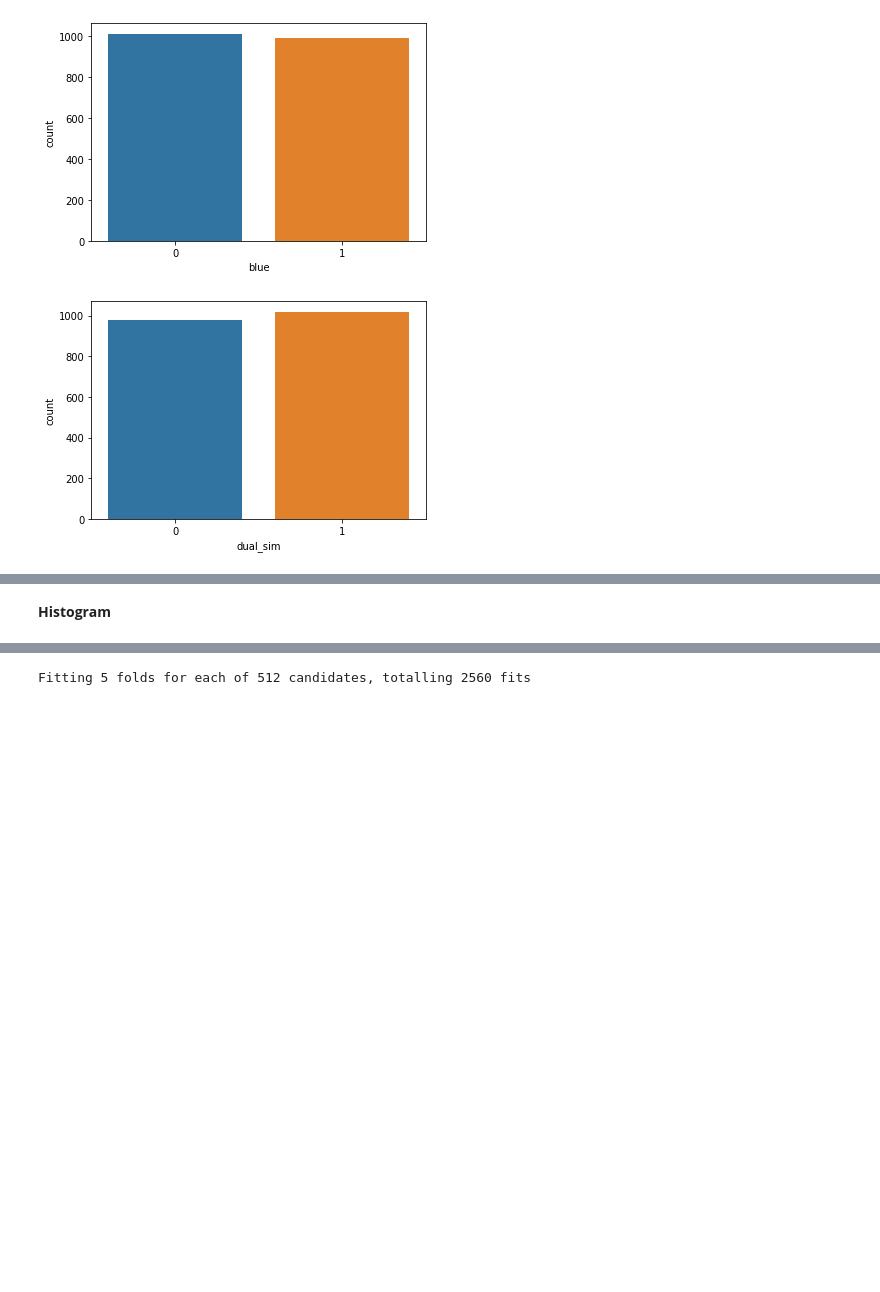
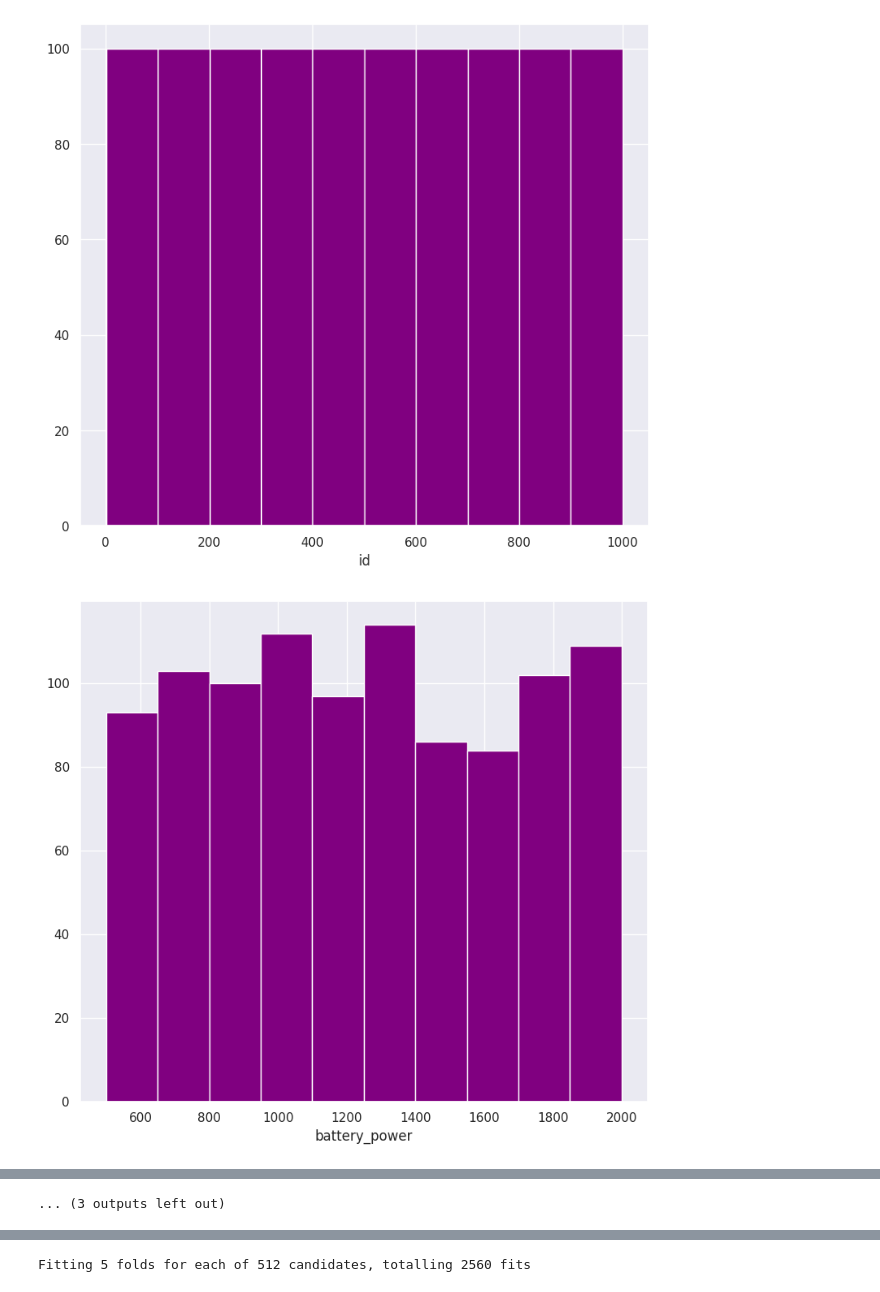
Before and after one commit to Leo612loss312/mobile-price-classifier-1.0, a Jupyter notebook: Mobile_price_classification.ipynb, the cells around one changed output, grey strips where cells are left out. Cells and saved outputs as stored; diff of their text form; code cells hidden in the pictures; blank space fills up the shorter version.

```diff
--- a/Mobile_price_classification.ipynb
+++ b/Mobile_price_classification.ipynb
@@ -43,6 +40,6 @@ import warnings
 warnings.filterwarnings('ignore')
 # %%
 #import dataset
-df=pd.read_csv('/kaggle/input/mobile-price-classification/train.csv')
+df=pd.read_csv('/content/Mobile price classification.csv')
 df.head()
 # %% [output]
@@ -203,3 +191,3 @@ Index(['battery_power', 'blue', 'clock_speed', 'dual_sim', 'fc', 'four_g',
       dtype='object')
 # %%
-categorical_col = ['blue','dual_sim','four_g','three_g','touch_screen','price_range']
+categorical_col = ['blue','dual_sim','four_g','three_g','touch_screen','ram']
@@ -208,8 +196,9 @@ categorical_col = ['blue','dual_sim','four_g','three_g','touch_screen','price_ra
 # %%
-for i in categorical_col:
-  sns.countplot(df[i])
-  plt.xlabel(i)
-  plt.show()
+for i in df.drop(df[categorical_col],axis=1):
+        fig = plt.figure(figsize=(9,8))
+        plt.hist(df[i],color='purple',bins=10)
+        plt.xlabel(i)
+        plt.show()
 # %% [output]
-[figure, old version]
+[figure, new version]
-[figure, old version]
+[figure, new version]
@@ -220,2 +215 @@ for i in categorical_col:
+... (3 outputs left out)
-# %% [markdown]
-**Histogram**
```
Also changed, not shown: parts of 78 cells of this notebook.
